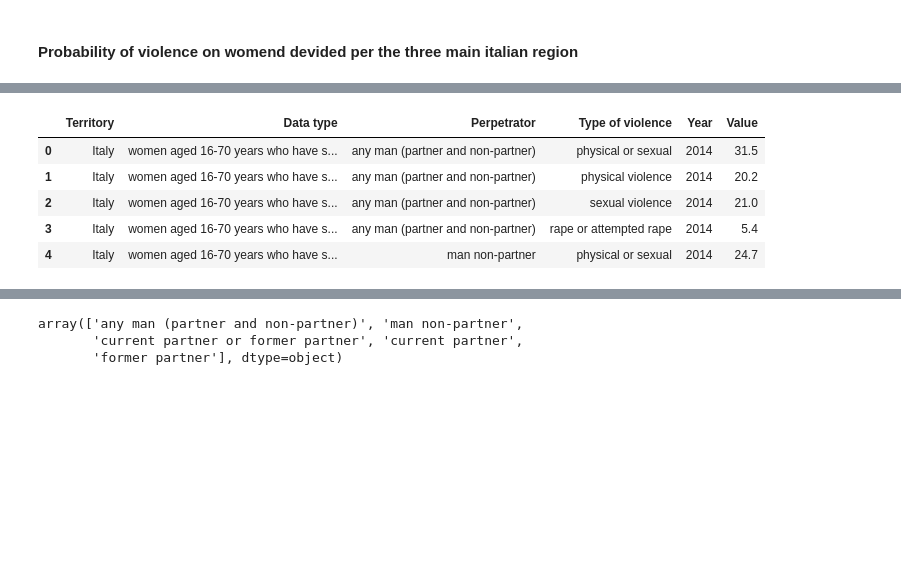
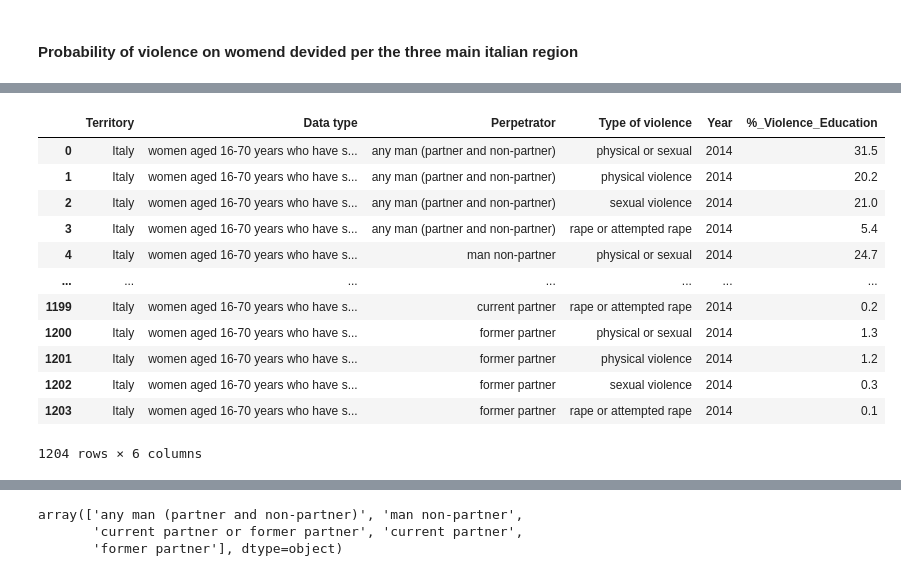
Before and after one commit to Cecilia8989/PfDA_Assignement, a Jupyter notebook: PfDA_Project_1.ipynb, the cells around one changed output, grey strips where cells are left out. Saved outputs shown, nothing was run; the diff lists cells and outputs as text; code cells hidden in the pictures; blank space fills up the shorter version.

```diff
--- a/PfDA_Project_1.ipynb
+++ b/PfDA_Project_1.ipynb
@@ -22,26 +22,30 @@ violence_per_region.head()
 | 3 | IT | Italy | W16_70_PNP_LT | women aged 16-70 years who have s... | ANY_P_NOP | any man (partner and non-partner) | RAPE_OR_ATT | ... |
 | 4 | IT | Italy | W16_70_PNP_LT | women aged 16-70 years who have s... | NOP | man non-partner | PHSEX | ... |
 # %%
-# List of columns to be removed from the DataFrame
-columns_to_be_removed = ['ITTER107', 'TIPO_DATO_VIOLENZA','TIPOAUT', 'TIPOVIOLENZA', 'Select time', 'Flag Codes', 'Flags']
+columns_to_be_removed = ['ITTER107', 'TIPO_DATO_VIOLENZA', 'TIPOAUT', 'TIPOVIOLENZA',
+       'Select time', 'Flag Codes', 'Flags']
 
 # Remove the specified columns from the 'Instruction_level_italy' DataFrame
 violence_per_region = violence_per_region.drop(columns=columns_to_be_removed)
 
 # Renaming columns in a Pandas DataFrame
-violence_per_region.rename(
-    columns={"TIME": "Year"},
-    inplace=True
-)
+violence_per_region.rename(columns={"TIME": "Year", 'Value':'%_Violence_Education'},inplace=True)
 
-violence_per_region.head()
+violence_per_region
 # %% [output]
-|  | Territory | Data type | Perpetrator | Type of violence | Year | Value |
+|  | Territory | Data type | Perpetrator | Type of violence | Year | %_Violence_Education |
 | 0 | Italy | women aged 16-70 years who have s... | any man (partner and non-partner) | physical or sexual | 2014 | 31.5 |
 | 1 | Italy | women aged 16-70 years who have s... | any man (partner and non-partner) | physical violence | 2014 | 20.2 |
 | 2 | Italy | women aged 16-70 years who have s... | any man (partner and non-partner) | sexual violence | 2014 | 21.0 |
 | 3 | Italy | women aged 16-70 years who have s... | any man (partner and non-partner) | rape or attempted rape | 2014 | 5.4 |
 | 4 | Italy | women aged 16-70 years who have s... | man non-partner | physical or sexual | 2014 | 24.7 |
+| ... | ... | ... | ... | ... | ... | ... |
+| 1199 | Italy | women aged 16-70 years who have s... | current partner | rape or attempted rape | 2014 | 0.2 |
+| 1200 | Italy | women aged 16-70 years who have s... | former partner | physical or sexual | 2014 | 1.3 |
+| 1201 | Italy | women aged 16-70 years who have s... | former partner | physical violence | 2014 | 1.2 |
+| 1202 | Italy | women aged 16-70 years who have s... | former partner | sexual violence | 2014 | 0.3 |
+| 1203 | Italy | women aged 16-70 years who have s... | former partner | rape or attempted rape | 2014 | 0.1 |
+1204 rows × 6 columns
 # %%
 #https://note.nkmk.me/en/python-pandas-nan-judge-count/
 
```
Also changed, not shown: parts of 26 cells of this notebook.
